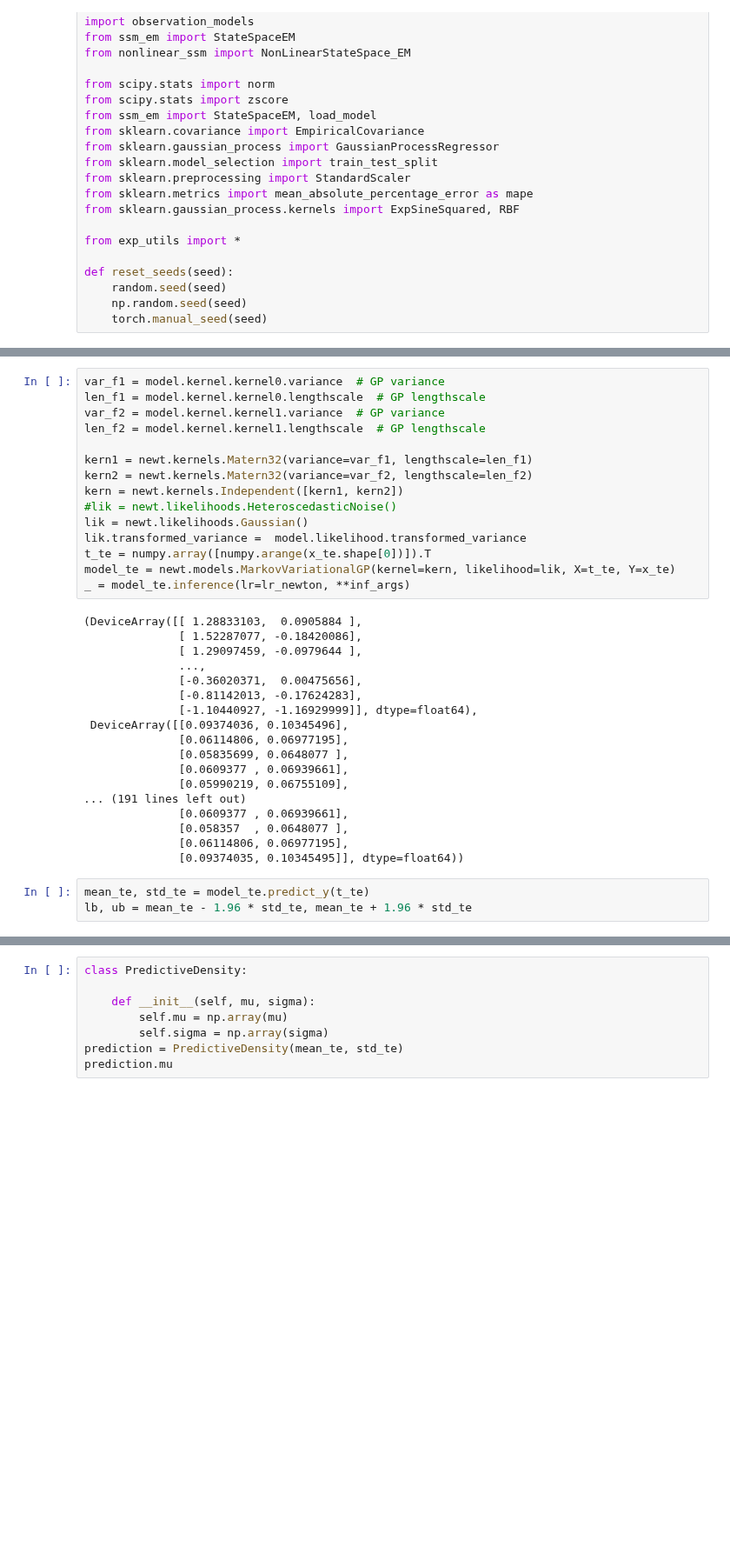
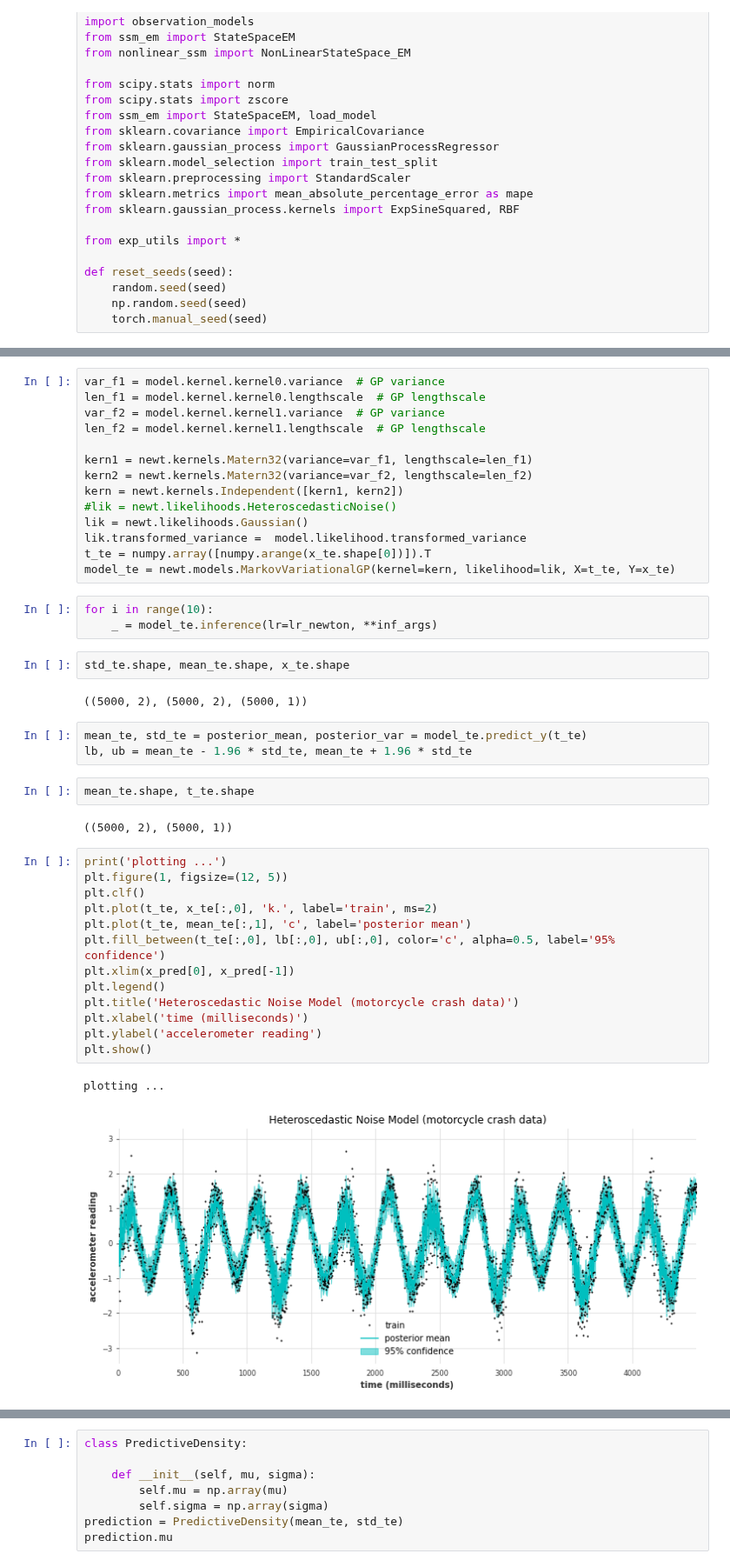
Before and after one commit to christiando/gaussian-toolbox, a Jupyter notebook: timeseries/experiments_scripts/newt.ipynb, the cells around one changed output, grey strips where cells are left out. Shown at 87% size. Drawn from its saved outputs; the diff is of its cells as text; blank space fills up the shorter version.

```diff
--- a/timeseries/experiments_scripts/newt.ipynb
+++ b/timeseries/experiments_scripts/newt.ipynb
@@ -224,29 +164,36 @@ lik = newt.likelihoods.Gaussian()
 lik.transformed_variance =  model.likelihood.transformed_variance
 t_te = numpy.array([numpy.arange(x_te.shape[0])]).T
 model_te = newt.models.MarkovVariationalGP(kernel=kern, likelihood=lik, X=t_te, Y=x_te)
-_ = model_te.inference(lr=lr_newton, **inf_args)
 # %%
+for i in range(10):
+    _ = model_te.inference(lr=lr_newton, **inf_args)
-# %% [output]
-(DeviceArray([[ 1.28833103,  0.0905884 ],
-              [ 1.52287077, -0.18420086],
-              [ 1.29097459, -0.0979644 ],
-              ...,
-              [-0.36020371,  0.00475656],
-              [-0.81142013, -0.17624283],
-              [-1.10440927, -1.16929999]], dtype=float64),
- DeviceArray([[0.09374036, 0.10345496],
-              [0.06114806, 0.06977195],
-              [0.05835699, 0.0648077 ],
-              [0.0609377 , 0.06939661],
-              [0.05990219, 0.06755109],
-... (191 lines left out)
-              [0.0609377 , 0.06939661],
-              [0.058357  , 0.0648077 ],
-              [0.06114806, 0.06977195],
-              [0.09374035, 0.10345495]], dtype=float64))
+# %%
+std_te.shape, mean_te.shape, x_te.shape
+# %% [output]
+((5000, 2), (5000, 2), (5000, 1))
 # %%
-mean_te, std_te = model_te.predict_y(t_te)
+mean_te, std_te = posterior_mean, posterior_var = model_te.predict_y(t_te)
 lb, ub = mean_te - 1.96 * std_te, mean_te + 1.96 * std_te
+# %%
+mean_te.shape, t_te.shape
+# %% [output]
+((5000, 2), (5000, 1))
+# %%
+print('plotting ...')
+plt.figure(1, figsize=(12, 5))
+plt.clf()
+plt.plot(t_te, x_te[:,0], 'k.', label='train', ms=2)
+plt.plot(t_te, mean_te[:,1], 'c', label='posterior mean')
+plt.fill_between(t_te[:,0], lb[:,0], ub[:,0], color='c', alpha=0.5, label='95% confidence')
+plt.xlim(x_pred[0], x_pred[-1])
+plt.legend()
+plt.title('Heteroscedastic Noise Model (motorcycle crash data)')
+plt.xlabel('time (milliseconds)')
+plt.ylabel('accelerometer reading')
+plt.show()
+# %% [output]
+plotting ...
+[figure, added]
 # %%
 print('plotting ...')
 plt.figure(1, figsize=(12, 5))
```
Also changed, not shown: parts of 11 cells of this notebook, 2 other files.
